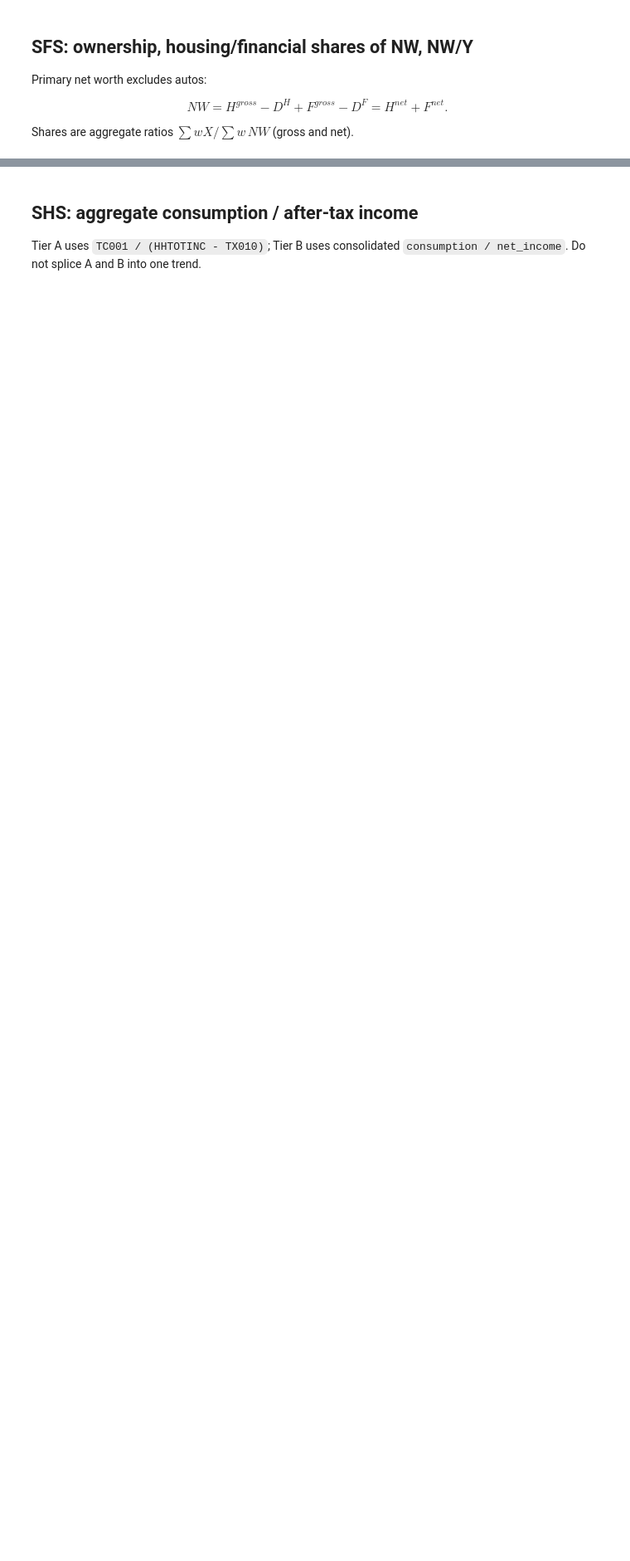
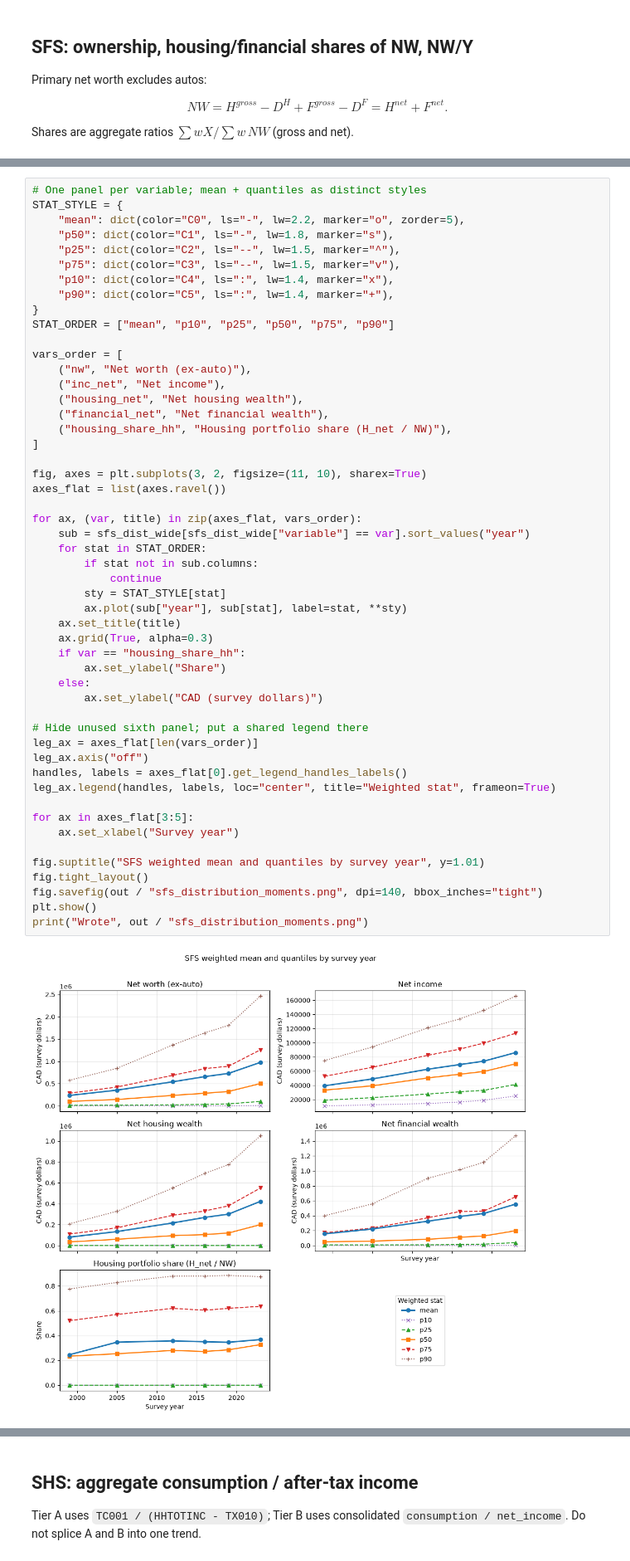
Before and after one commit to TomcatPcat/ha_relativehousingrisk, a Jupyter notebook: portfolio_olg/notebooks/03_sfs_shs_moments.ipynb, the cells around one changed output, grey strips where cells are left out. Shown at 83% size. Cells and saved outputs as stored; diff of their text form; blank space fills up the shorter version.

```diff
--- a/portfolio_olg/notebooks/03_sfs_shs_moments.ipynb
+++ b/portfolio_olg/notebooks/03_sfs_shs_moments.ipynb
@@ -47,0 +178,53 @@ sfs_m.to_csv(out / "sfs_aggregate_moments.csv", index=False)
+# %%
+# One panel per variable; mean + quantiles as distinct styles
+STAT_STYLE = {
+    "mean": dict(color="C0", ls="-", lw=2.2, marker="o", zorder=5),
+    "p50": dict(color="C1", ls="-", lw=1.8, marker="s"),
+    "p25": dict(color="C2", ls="--", lw=1.5, marker="^"),
+    "p75": dict(color="C3", ls="--", lw=1.5, marker="v"),
+    "p10": dict(color="C4", ls=":", lw=1.4, marker="x"),
+    "p90": dict(color="C5", ls=":", lw=1.4, marker="+"),
+}
+STAT_ORDER = ["mean", "p10", "p25", "p50", "p75", "p90"]
+
+vars_order = [
+    ("nw", "Net worth (ex-auto)"),
+    ("inc_net", "Net income"),
+    ("housing_net", "Net housing wealth"),
+    ("financial_net", "Net financial wealth"),
+    ("housing_share_hh", "Housing portfolio share (H_net / NW)"),
+]
+
+fig, axes = plt.subplots(3, 2, figsize=(11, 10), sharex=True)
+axes_flat = list(axes.ravel())
+
+for ax, (var, title) in zip(axes_flat, vars_order):
+    sub = sfs_dist_wide[sfs_dist_wide["variable"] == var].sort_values("year")
+    for stat in STAT_ORDER:
+        if stat not in sub.columns:
+            continue
+        sty = STAT_STYLE[stat]
+        ax.plot(sub["year"], sub[stat], label=stat, **sty)
+    ax.set_title(title)
+    ax.grid(True, alpha=0.3)
+    if var == "housing_share_hh":
+        ax.set_ylabel("Share")
+    else:
+        ax.set_ylabel("CAD (survey dollars)")
+
+# Hide unused sixth panel; put a shared legend there
+leg_ax = axes_flat[len(vars_order)]
+leg_ax.axis("off")
+handles, labels = axes_flat[0].get_legend_handles_labels()
+leg_ax.legend(handles, labels, loc="center", title="Weighted stat", frameon=True)
+
+for ax in axes_flat[3:5]:
+    ax.set_xlabel("Survey year")
+
+fig.suptitle("SFS weighted mean and quantiles by survey year", y=1.01)
+fig.tight_layout()
+fig.savefig(out / "sfs_distribution_moments.png", dpi=140, bbox_inches="tight")
+plt.show()
+print("Wrote", out / "sfs_distribution_moments.png")
+# %% [output]
+[figure, added]
```
Also changed, not shown: parts of 10 cells of this notebook, 4 other files.
